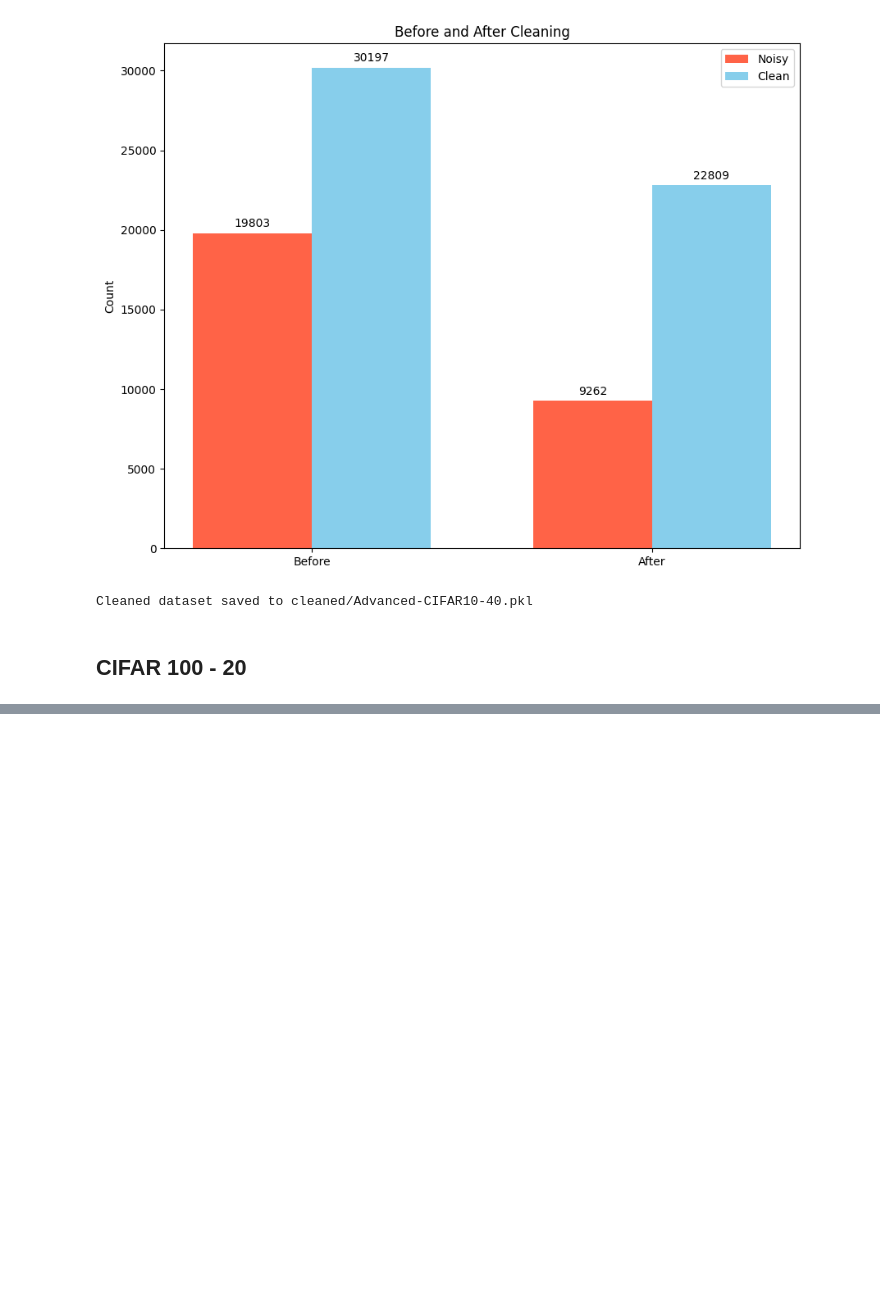
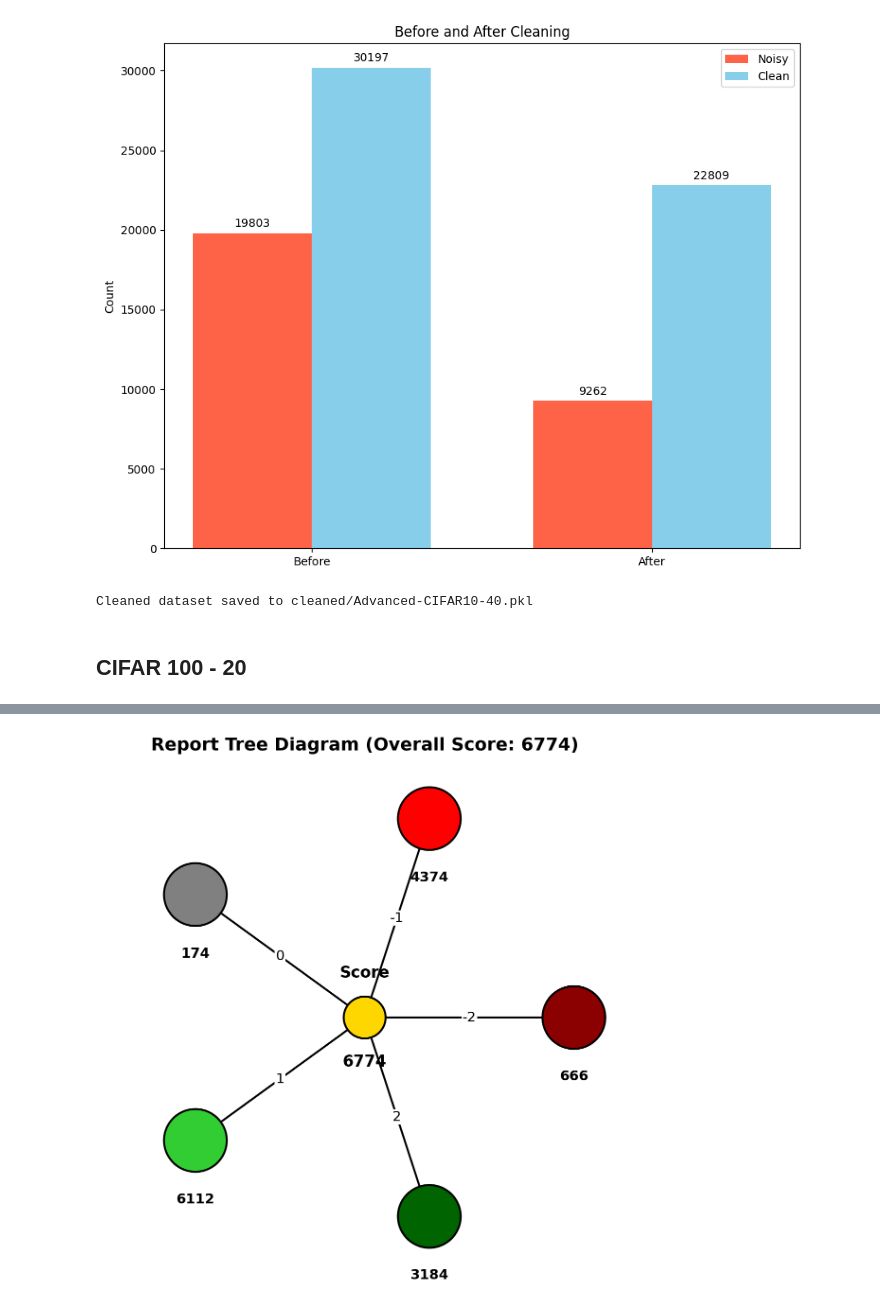
Before and after one commit to stormaref/SiameseNoiseDetection, a Jupyter notebook: main.ipynb, the cells around one changed output, grey strips where cells are left out. Drawn from its saved outputs; the diff is of its cells as text; code cells hidden in the pictures; blank space fills up the shorter version.

```diff
--- a/main.ipynb
+++ b/main.ipynb
@@ -475,7 +475,7 @@ noise_cleaner = NoiseCleaner(train_dataset, noise_type='idn', model_save_path="c
                              weight_decay=5e-4, training_batch_size=2048, pre_trained=True, dropout_prob=0.4, contrastive_ratio=1,
                              distance_meter='euclidian', augmented_transform=new_augmented_transform, trainable=True, pair_validation=False,
                              label_smoothing=0.1, loss='ce', margin=4, freeze_epoch=None, noisy_indices_path='cifar100(128)(20)/resnet50/fold{}_noisy_indices.csv',
-                             prediction_path='cifar100(128)(20)/resnet50/fold{}_analysis.csv', mistakes_count=10, relabeling_range=range(6, 11),
+                             prediction_path='cifar100(128)(20)/resnet50/fold{}_analysis.csv', mistakes_count=10, relabeling_range=range(8, 15),
                              num_class=100, siamese_middle_size=100)
 # %% [output]
 Files already downloaded and verified
@@ -559,0 +504,4 @@ Training fold 5/15...
+# %%
+score, relabeling_report = noise_cleaner.calculate_relabeling_score(mistakes_count=15, relabel_threshold=15)
+# %% [output]
+[figure, added]
```
Also changed, not shown: parts of 4 cells of this notebook.
